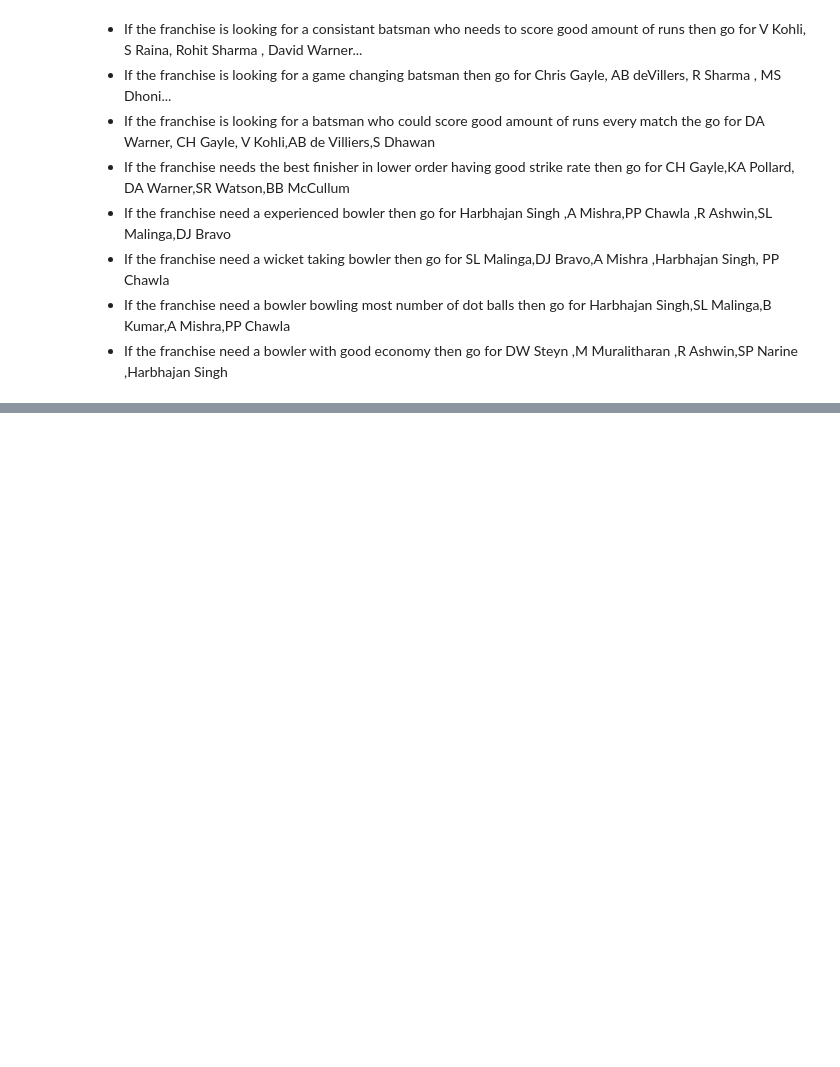
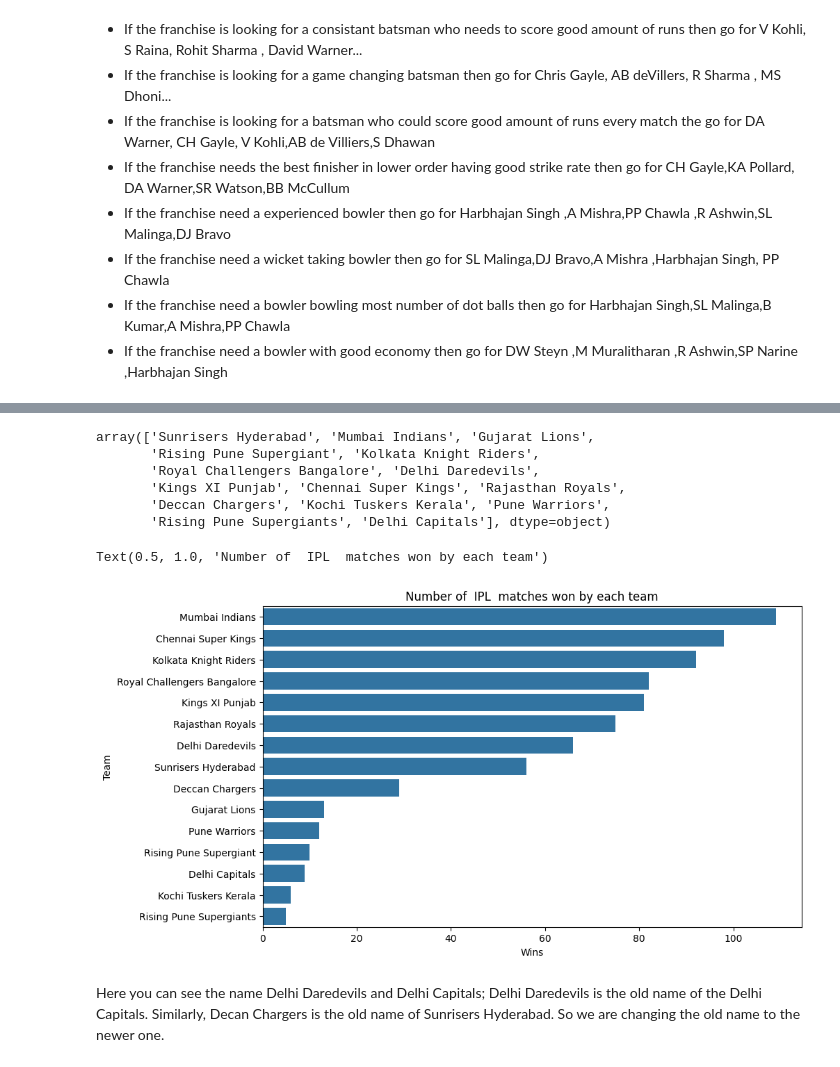
Before and after one commit to Kushal997-das/Project-Guidance, a Jupyter notebook: Machine Learning and Data Science/Advanced/EXPLORATORY DATA ANALYSIS (SPORTS)/Sports.ipynb, the cells around one changed output, grey strips where cells are left out. Saved outputs shown, nothing was run; the diff lists cells and outputs as text; code cells hidden in the pictures; blank space fills up the shorter version.

```diff
--- a/Machine Learning and Data Science/Advanced/EXPLORATORY DATA ANALYSIS (SPORTS)/Sports.ipynb
+++ b/Machine Learning and Data Science/Advanced/EXPLORATORY DATA ANALYSIS (SPORTS)/Sports.ipynb
@@ -667,0 +670,9 @@ best_bowling_strike_rate.head().style.applymap(highlight_cols, subset=pd.IndexSl
+# %%
+import pandas as pd
+import numpy as np
+import seaborn as sns
+sns.set_style("whitegrid")
+import matplotlib.pyplot as plt
+import sklearn
+# %%
+matches = pd.read_csv("/Users/chintabhanushri/Desktop/GSSoC/Project-Guidance/Machine Learning and Data Science/Advanced/EXPLORATORY DATA ANALYSIS (SPORTS)/Dataset/matches.csv")
@@ -667,0 +722,23 @@ best_bowling_strike_rate.head().style.applymap(highlight_cols, subset=pd.IndexSl
+# %%
+matches = matches.iloc[:,:-1]
+matches.dropna(inplace=True)
+# %%
+matches["team1"].unique()
+# %% [output]
+array(['Sunrisers Hyderabad', 'Mumbai Indians', 'Gujarat Lions',
+       'Rising Pune Supergiant', 'Kolkata Knight Riders',
+       'Royal Challengers Bangalore', 'Delhi Daredevils',
+       'Kings XI Punjab', 'Chennai Super Kings', 'Rajasthan Royals',
+       'Deccan Chargers', 'Kochi Tuskers Kerala', 'Pune Warriors',
+       'Rising Pune Supergiants', 'Delhi Capitals'], dtype=object)
+# %%
+plt.figure(figsize = (10,6))
+sns.countplot(y = 'winner',data = matches,order=matches['winner'].value_counts().index)
+plt.xlabel('Wins')
+plt.ylabel('Team')
+plt.title('Number of  IPL  matches won by each team')
+# %% [output]
+Text(0.5, 1.0, 'Number of  IPL  matches won by each team')
+[figure, added]
+# %% [markdown]
+Here you can see the name Delhi Daredevils and Delhi Capitals; Delhi Daredevils is the old name of the Delhi Capitals. Similarly, Decan Chargers is the old name of Sunrisers Hyderabad. So we are changing the old name to the newer one.
```
Also changed, not shown: parts of 37 cells of this notebook.
